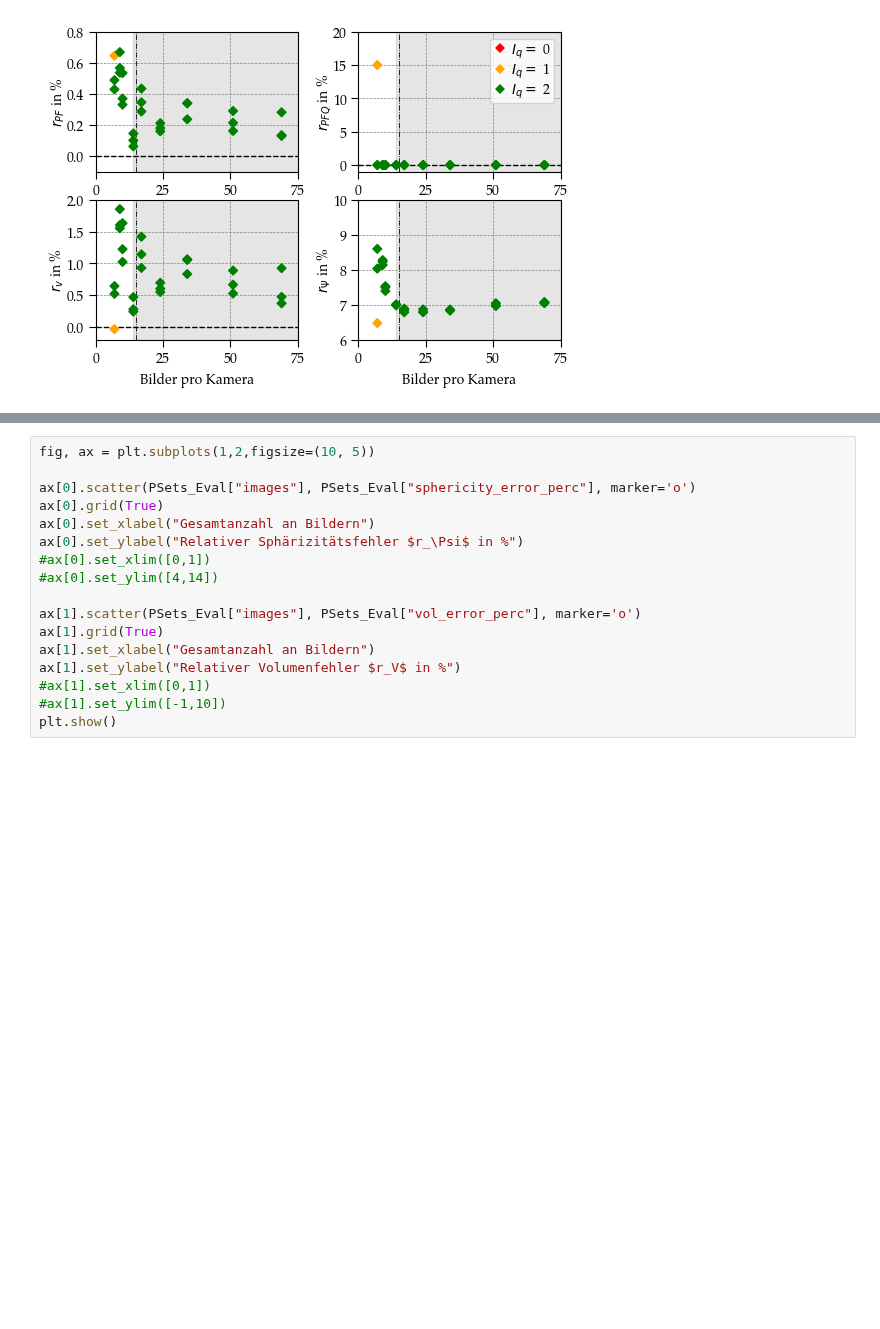
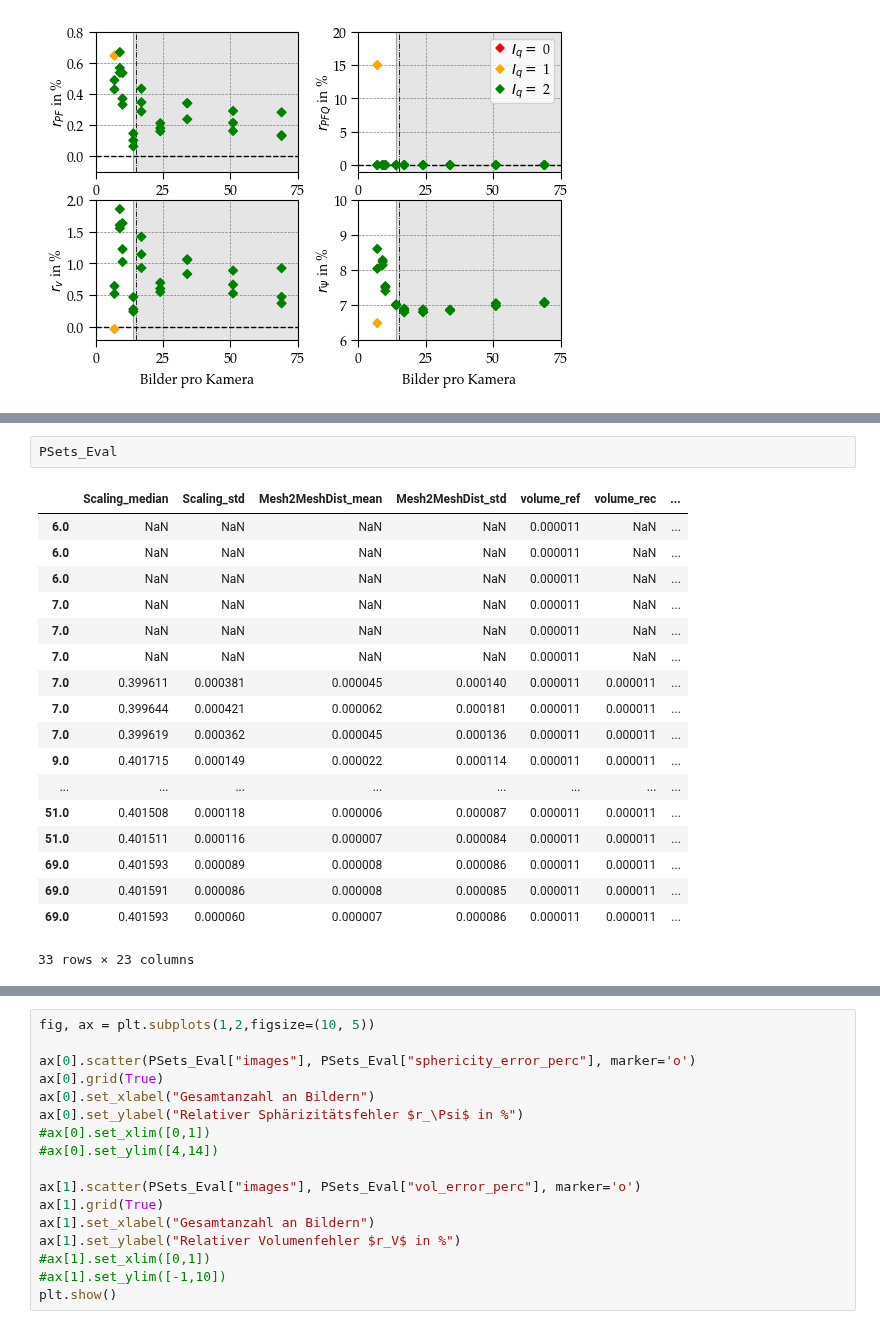
Before and after one commit to tobiashead/synthetic-pipeline-for-3d-reconstruction-of-falling-particles, a Jupyter notebook: thesis/Parameterstudie/VarFPS/Evaluate_VarFPS_ObjectCenter.ipynb, the cells around one changed output, grey strips where cells are left out. Cells and saved outputs as stored; diff of their text form; blank space fills up the shorter version.

```diff
--- a/thesis/Parameterstudie/VarFPS/Evaluate_VarFPS_ObjectCenter.ipynb
+++ b/thesis/Parameterstudie/VarFPS/Evaluate_VarFPS_ObjectCenter.ipynb
@@ -81,0 +100,21 @@ fig, ax = plot_4_quality_criteria(PSets_Eval_small_qual, savefig_folder, figsize
+# %%
+PSets_Eval
+# %% [output]
+|  | Scaling_median | Scaling_std | Mesh2MeshDist_mean | Mesh2MeshDist_std | volume_ref | volume_rec | ... |
+| 6.0 | NaN | NaN | NaN | NaN | 0.000011 | NaN | ... |
+| 6.0 | NaN | NaN | NaN | NaN | 0.000011 | NaN | ... |
+| 6.0 | NaN | NaN | NaN | NaN | 0.000011 | NaN | ... |
+| 7.0 | NaN | NaN | NaN | NaN | 0.000011 | NaN | ... |
+| 7.0 | NaN | NaN | NaN | NaN | 0.000011 | NaN | ... |
+| 7.0 | NaN | NaN | NaN | NaN | 0.000011 | NaN | ... |
+| 7.0 | 0.399611 | 0.000381 | 0.000045 | 0.000140 | 0.000011 | 0.000011 | ... |
+| 7.0 | 0.399644 | 0.000421 | 0.000062 | 0.000181 | 0.000011 | 0.000011 | ... |
+| 7.0 | 0.399619 | 0.000362 | 0.000045 | 0.000136 | 0.000011 | 0.000011 | ... |
+| 9.0 | 0.401715 | 0.000149 | 0.000022 | 0.000114 | 0.000011 | 0.000011 | ... |
+| ... | ... | ... | ... | ... | ... | ... | ... |
+| 51.0 | 0.401508 | 0.000118 | 0.000006 | 0.000087 | 0.000011 | 0.000011 | ... |
+| 51.0 | 0.401511 | 0.000116 | 0.000007 | 0.000084 | 0.000011 | 0.000011 | ... |
+| 69.0 | 0.401593 | 0.000089 | 0.000008 | 0.000086 | 0.000011 | 0.000011 | ... |
+| 69.0 | 0.401591 | 0.000086 | 0.000008 | 0.000085 | 0.000011 | 0.000011 | ... |
+| 69.0 | 0.401593 | 0.000060 | 0.000007 | 0.000086 | 0.000011 | 0.000011 | ... |
+33 rows × 23 columns
```
Also changed, not shown: parts of 6 cells of this notebook, 5 other files.
